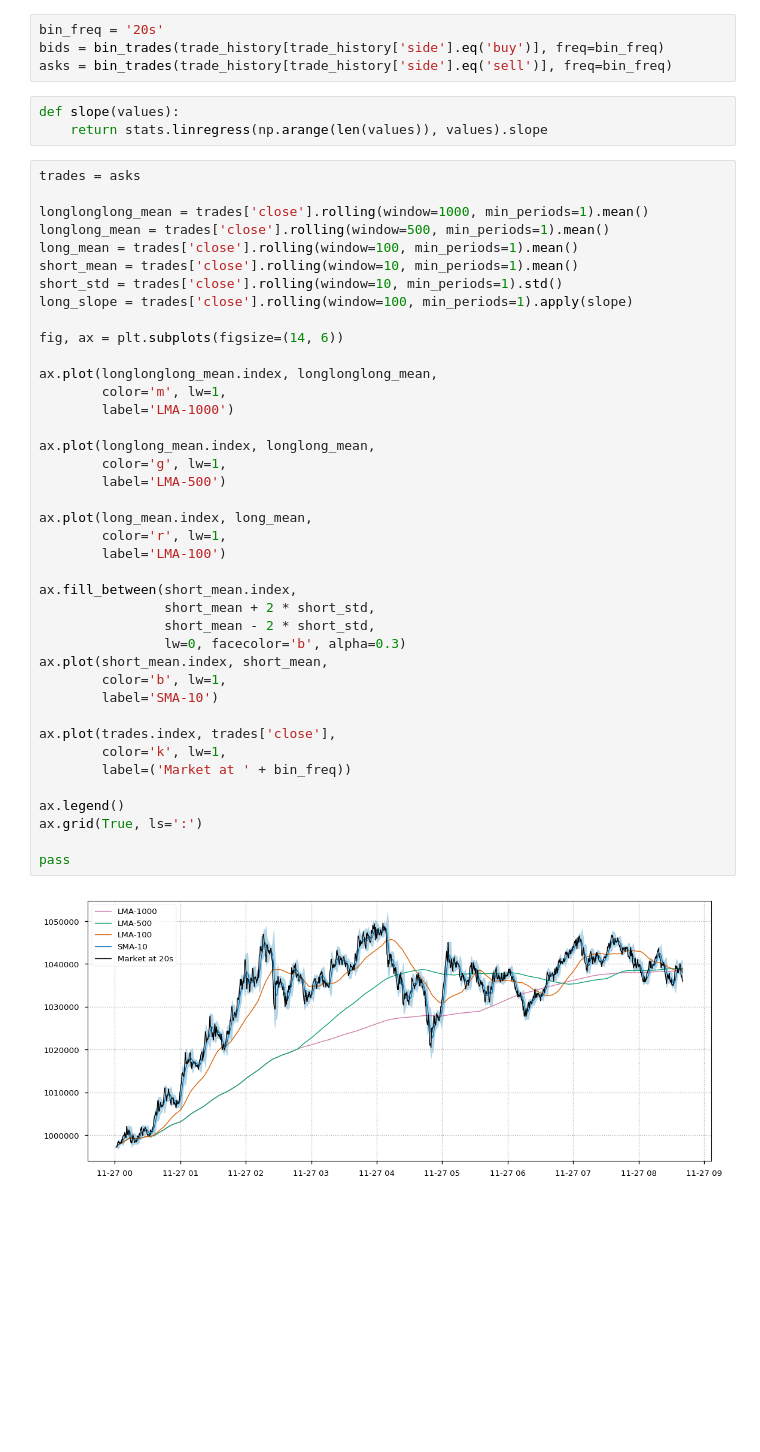
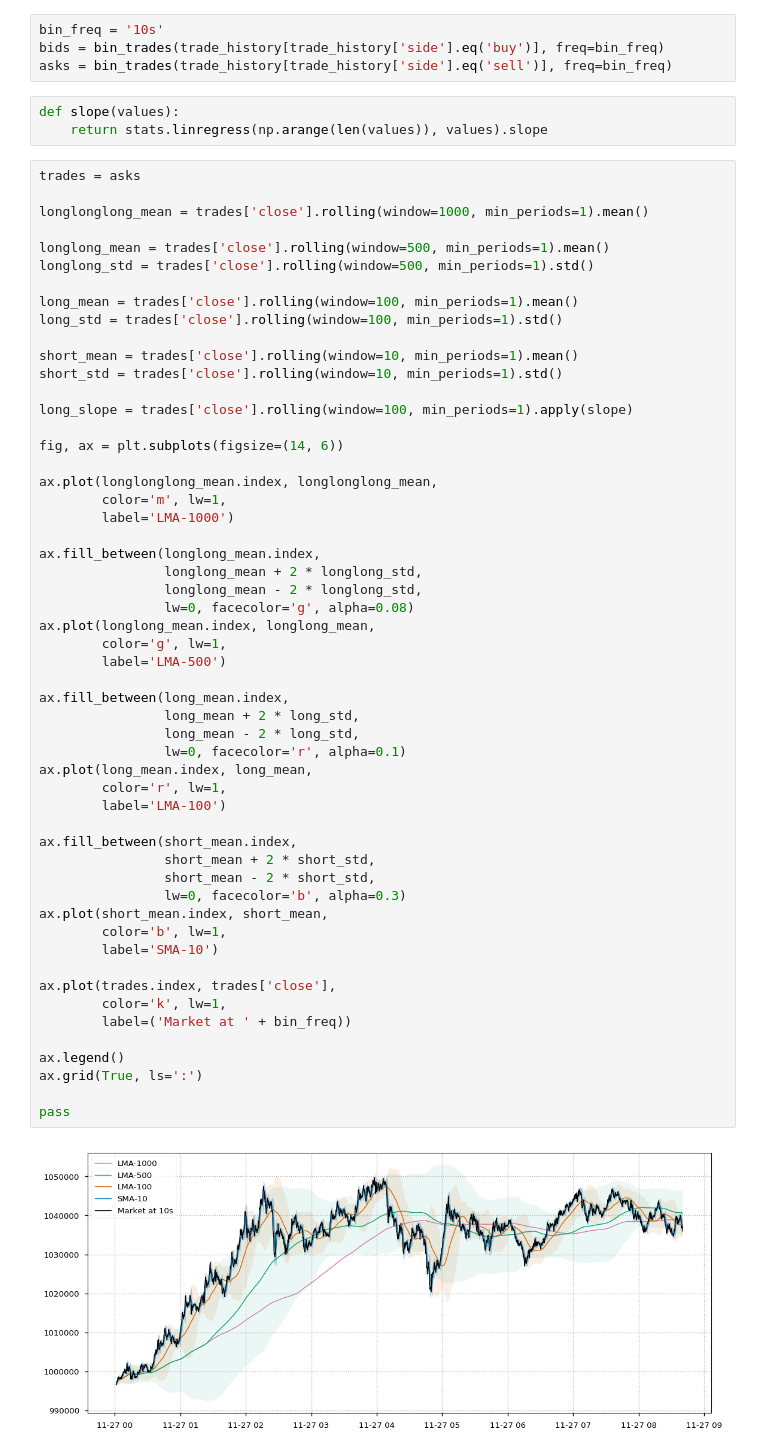
Before and after one commit to snsinfu/bit4, a Jupyter notebook: test128-chart/notebooks/chart_analysis.ipynb, the cells around one changed output. Drawn from its saved outputs; the diff is of its cells as text; blank space fills up the shorter version.

```diff
--- a/test128-chart/notebooks/chart_analysis.ipynb
+++ b/test128-chart/notebooks/chart_analysis.ipynb
@@ -72,7 +72,7 @@ def bin_trades(trades, freq):
     ])
     return bins.fillna(method='ffill')
 # %%
-bin_freq = '20s'
+bin_freq = '10s'
 bids = bin_trades(trade_history[trade_history['side'].eq('buy')], freq=bin_freq)
 asks = bin_trades(trade_history[trade_history['side'].eq('sell')], freq=bin_freq)
 # %%
@@ -82,44 +82,58 @@ def slope(values):
 trades = asks
 
 longlonglong_mean = trades['close'].rolling(window=1000, min_periods=1).mean()
+
 longlong_mean = trades['close'].rolling(window=500, min_periods=1).mean()
+longlong_std = trades['close'].rolling(window=500, min_periods=1).std()
+
 long_mean = trades['close'].rolling(window=100, min_periods=1).mean()
+long_std = trades['close'].rolling(window=100, min_periods=1).std()
+
 short_mean = trades['close'].rolling(window=10, min_periods=1).mean()
 short_std = trades['close'].rolling(window=10, min_periods=1).std()
+
 long_slope = trades['close'].rolling(window=100, min_periods=1).apply(slope)
 
 fig, ax = plt.subplots(figsize=(14, 6))
 
 ax.plot(longlonglong_mean.index, longlonglong_mean,
         color='m', lw=1,
         label='LMA-1000')
 
+ax.fill_between(longlong_mean.index,
+                longlong_mean + 2 * longlong_std,
+                longlong_mean - 2 * longlong_std,
+                lw=0, facecolor='g', alpha=0.08)
 ax.plot(longlong_mean.index, longlong_mean,
         color='g', lw=1,
         label='LMA-500')
 
+ax.fill_between(long_mean.index,
+                long_mean + 2 * long_std,
+                long_mean - 2 * long_std,
+                lw=0, facecolor='r', alpha=0.1)
 ax.plot(long_mean.index, long_mean,
         color='r', lw=1,
         label='LMA-100')
 
 ax.fill_between(short_mean.index,
                 short_mean + 2 * short_std,
                 short_mean - 2 * short_std,
                 lw=0, facecolor='b', alpha=0.3)
 ax.plot(short_mean.index, short_mean,
         color='b', lw=1,
         label='SMA-10')
 
 ax.plot(trades.index, trades['close'],
         color='k', lw=1,
         label=('Market at ' + bin_freq))
 
 ax.legend()
 ax.grid(True, ls=':')
 
 pass
 # %% [output]
-[figure, old version]
+[figure, new version]
 # %%
 bid_amounts = bids['amount'].rolling(window=10).sum()
 ask_amounts = asks['amount'].rolling(window=10).sum()
```
Also changed, not shown: parts of 1 cell of this notebook.
